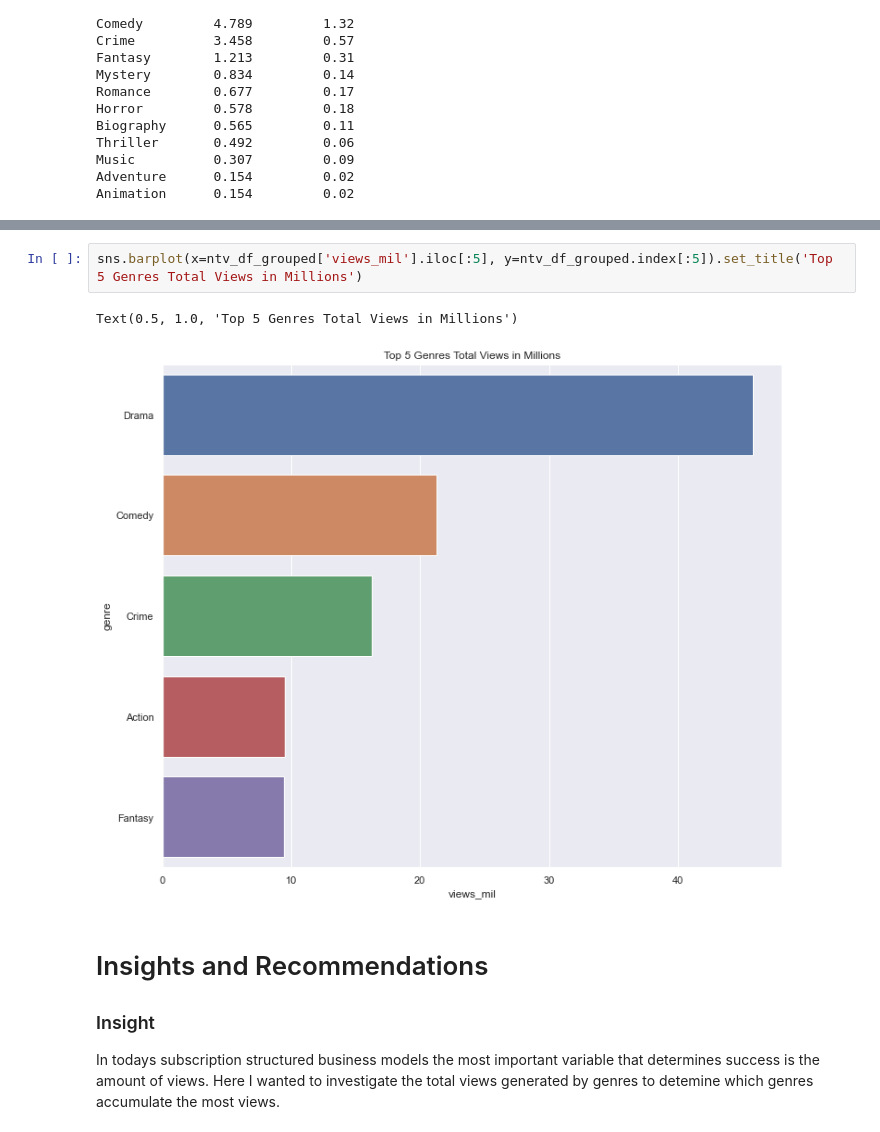
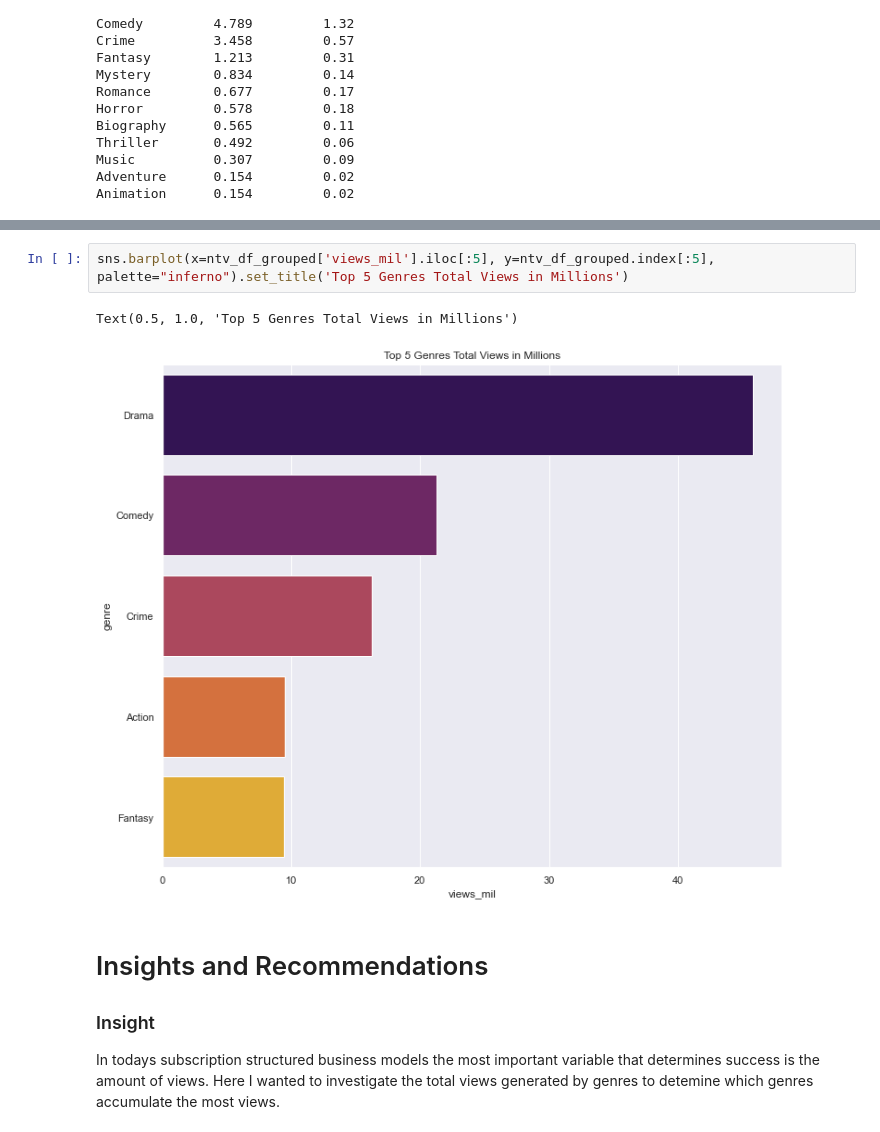
Before and after one commit to drrausch/Creating_Successful_Video_Content, a Jupyter notebook: EDA_TV_Show_Genres.ipynb, the cells around one changed output, grey strips where cells are left out. Saved outputs shown, nothing was run; the diff lists cells and outputs as text.

```diff
--- a/EDA_TV_Show_Genres.ipynb
+++ b/EDA_TV_Show_Genres.ipynb
@@ -476,8 +482,8 @@ plt.tight_layout()
 # %%
-sns.barplot(x=ntv_df_grouped['views_mil'].iloc[:5], y=ntv_df_grouped.index[:5]).set_title('Top 5 Genres Total Views in Millions')
+sns.barplot(x=ntv_df_grouped['views_mil'].iloc[:5], y=ntv_df_grouped.index[:5], palette="inferno").set_title('Top 5 Genres Total Views in Millions')
 # %% [output]
 Text(0.5, 1.0, 'Top 5 Genres Total Views in Millions')
-[figure, old version]
+[figure, new version]
 # %% [markdown]
 # Insights and Recommendations
 
```
Also changed, not shown: parts of 60 cells of this notebook.
